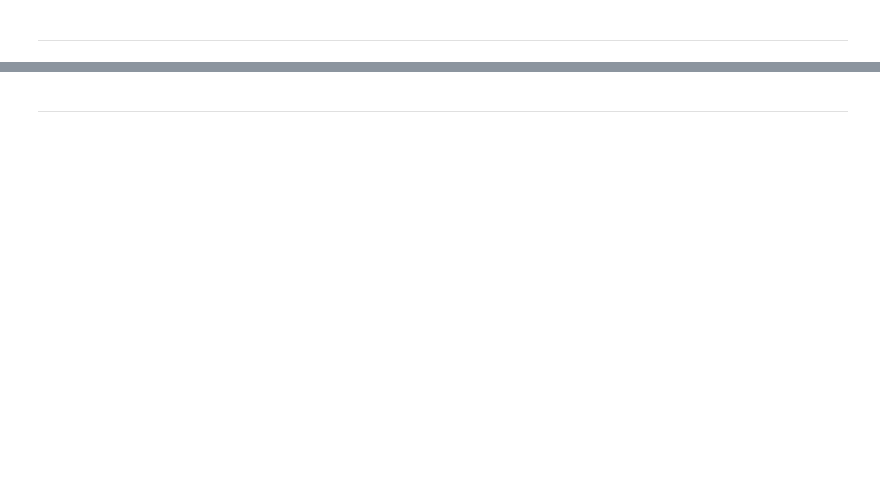
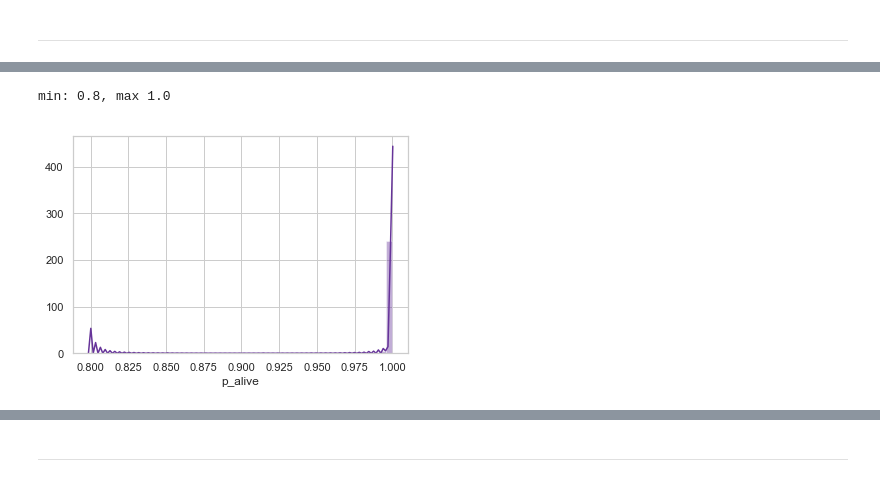
Before and after one commit to rbuerki/projects-ml, a Jupyter notebook: customer_lifetime_value_modelling/3-frequency_recency_analysis.ipynb, the cells around one changed output, grey strips where cells are left out. Cells and saved outputs as stored; diff of their text form; code cells hidden in the pictures; blank space fills up the shorter version.

```diff
--- a/customer_lifetime_value_modelling/3-frequency_recency_analysis.ipynb
+++ b/customer_lifetime_value_modelling/3-frequency_recency_analysis.ipynb
@@ -505,0 +126,12 @@ Observed average value: 335.16707528133816
+# %%
+# Calculate P(alive) for indivdual customers, append to df
+clv["p_alive"] = bgf.conditional_probability_alive(clv["frequency"],
+                                                   clv ["recency"],
+                                                   clv ["T"])
+# Display results
+print("min: {}, max {}".format(round(np.min(clv["p_alive"]),2),
+                                     np.max(clv["p_alive"])))
+sns.distplot(clv['p_alive'], color='rebeccapurple');
+# %% [output]
+min: 0.8, max 1.0
+[figure, added]
```
Also changed, not shown: parts of 56 cells of this notebook, 1 other file.
